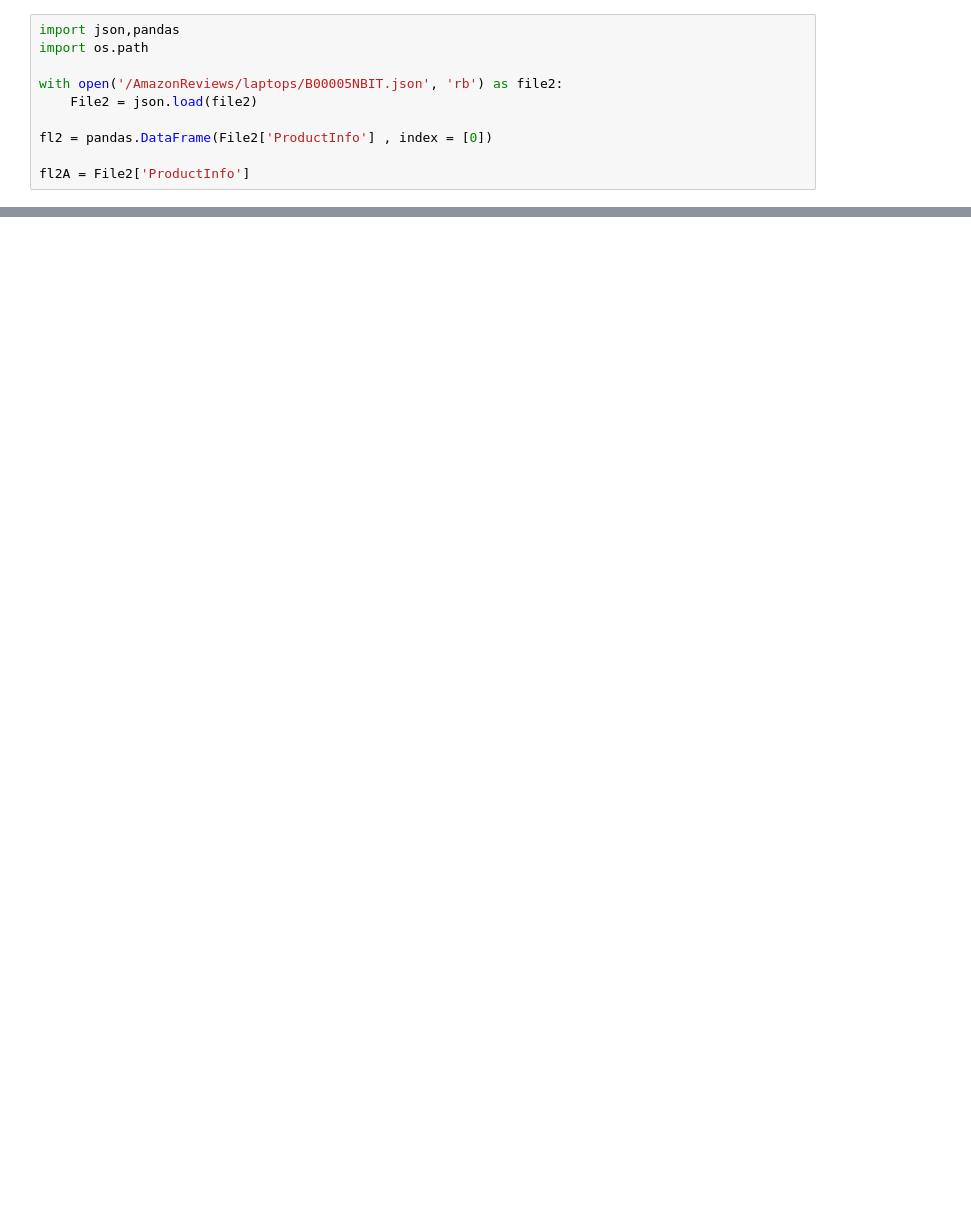
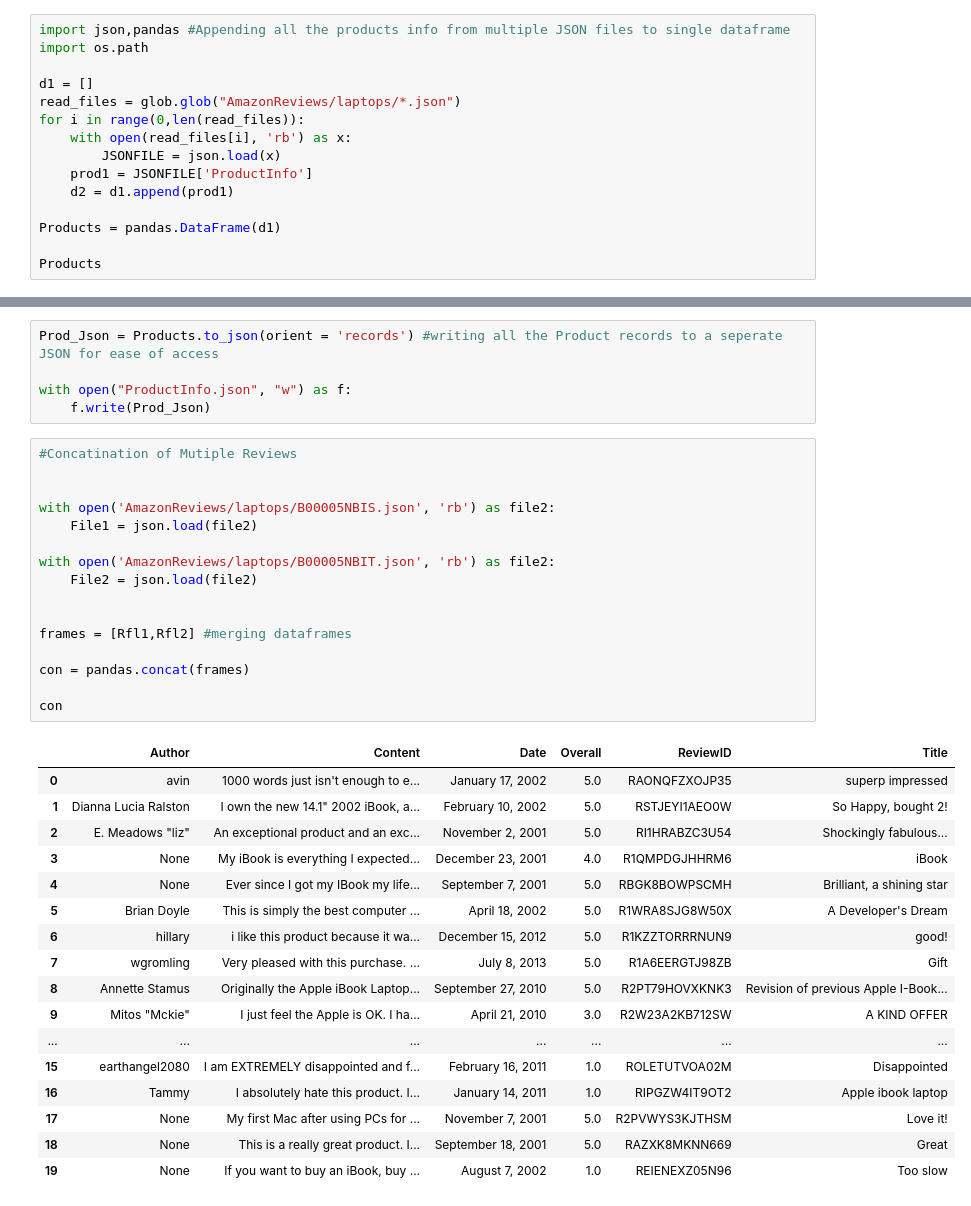
Before and after one commit to UNCG-CSE/CORPUS, a Jupyter notebook: Project_Balaram.ipynb, the cells around one changed output, grey strips where cells are left out. Cells and saved outputs as stored; diff of their text form; blank space fills up the shorter version.

```diff
--- a/Project_Balaram.ipynb
+++ b/Project_Balaram.ipynb
@@ -68,10 +3,15 @@ read_files
-# %%
-import json,pandas
-import os.path
-
-with open('/AmazonReviews/laptops/B00005NBIT.json', 'rb') as file2:
-    File2 = json.load(file2)
-
-fl2 = pandas.DataFrame(File2['ProductInfo'] , index = [0])
-
-fl2A = File2['ProductInfo']
+# %%
+import json,pandas #Appending all the products info from multiple JSON files to single dataframe
+import os.path
+
+d1 = []
+read_files = glob.glob("AmazonReviews/laptops/*.json")
+for i in range(0,len(read_files)):
+    with open(read_files[i], 'rb') as x:
+        JSONFILE = json.load(x)
+    prod1 = JSONFILE['ProductInfo']
+    d2 = d1.append(prod1)
+
+Products = pandas.DataFrame(d1)
+
+Products
@@ -77,0 +37,39 @@ fl2A = File2['ProductInfo']
+# %%
+Prod_Json = Products.to_json(orient = 'records') #writing all the Product records to a seperate JSON for ease of access
+
+with open("ProductInfo.json", "w") as f:
+    f.write(Prod_Json)
+# %%
+#Concatination of Mutiple Reviews
+
+
+with open('AmazonReviews/laptops/B00005NBIS.json', 'rb') as file2:
+    File1 = json.load(file2)
+
+with open('AmazonReviews/laptops/B00005NBIT.json', 'rb') as file2:
+    File2 = json.load(file2)
+
+
+frames = [Rfl1,Rfl2] #merging dataframes
+
+con = pandas.concat(frames)
+
+con
+# %% [output]
+|  | Author | Content | Date | Overall | ReviewID | Title |
+| 0 | avin | 1000 words just isn't enough to e... | January 17, 2002 | 5.0 | RAONQFZXOJP35 | superp impressed |
+| 1 | Dianna Lucia Ralston | I own the new 14.1" 2002 iBook, a... | February 10, 2002 | 5.0 | RSTJEYI1AEO0W | So Happy, bought 2! |
+| 2 | E. Meadows "liz" | An exceptional product and an exc... | November 2, 2001 | 5.0 | RI1HRABZC3U54 | Shockingly fabulous... |
+| 3 | None | My iBook is everything I expected... | December 23, 2001 | 4.0 | R1QMPDGJHHRM6 | iBook |
+| 4 | None | Ever since I got my IBook my life... | September 7, 2001 | 5.0 | RBGK8BOWPSCMH | Brilliant, a shining star |
+| 5 | Brian Doyle | This is simply the best computer ... | April 18, 2002 | 5.0 | R1WRA8SJG8W50X | A Developer's Dream |
+| 6 | hillary | i like this product because it wa... | December 15, 2012 | 5.0 | R1KZZTORRRNUN9 | good! |
+| 7 | wgromling | Very pleased with this purchase. ... | July 8, 2013 | 5.0 | R1A6EERGTJ98ZB | Gift |
+| 8 | Annette Stamus | Originally the Apple iBook Laptop... | September 27, 2010 | 5.0 | R2PT79HOVXKNK3 | Revision of previous Apple I-Book... |
+| 9 | Mitos "Mckie" | I just feel the Apple is OK. I ha... | April 21, 2010 | 3.0 | R2W23A2KB712SW | A KIND OFFER |
+| ... | ... | ... | ... | ... | ... | ... |
+| 15 | earthangel2080 | I am EXTREMELY disappointed and f... | February 16, 2011 | 1.0 | ROLETUTVOA02M | Disappointed |
+| 16 | Tammy | I absolutely hate this product. I... | January 14, 2011 | 1.0 | RIPGZW4IT9OT2 | Apple ibook laptop |
+| 17 | None | My first Mac after using PCs for ... | November 7, 2001 | 5.0 | R2PVWYS3KJTHSM | Love it! |
+| 18 | None | This is a really great product. I... | September 18, 2001 | 5.0 | RAZXK8MKNN669 | Great |
+| 19 | None | If you want to buy an iBook, buy ... | August 7, 2002 | 1.0 | REIENEXZ05N96 | Too slow |
```
Also changed, not shown: parts of 11 cells of this notebook.
